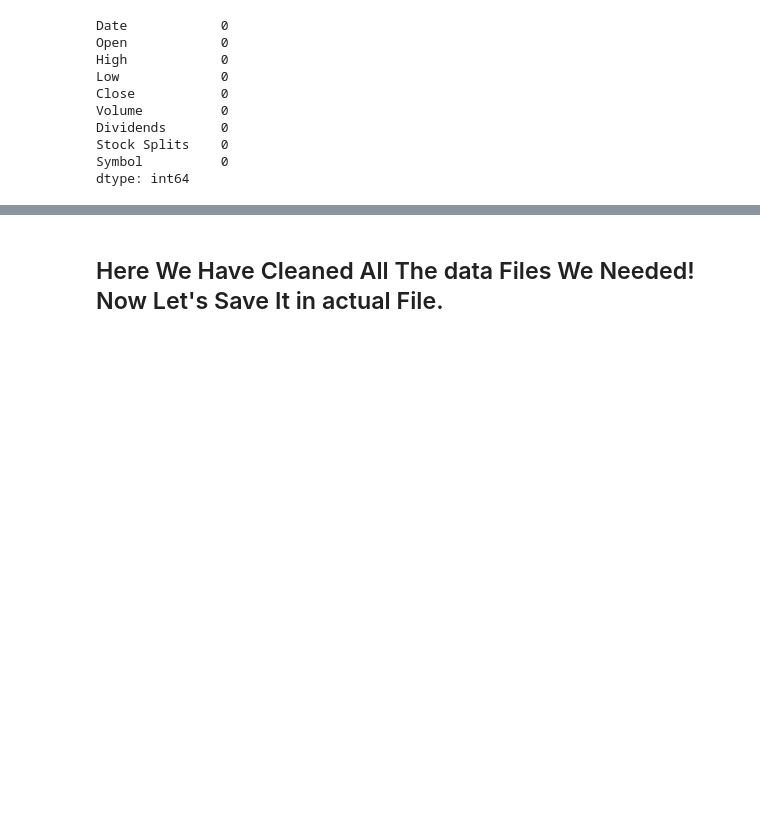
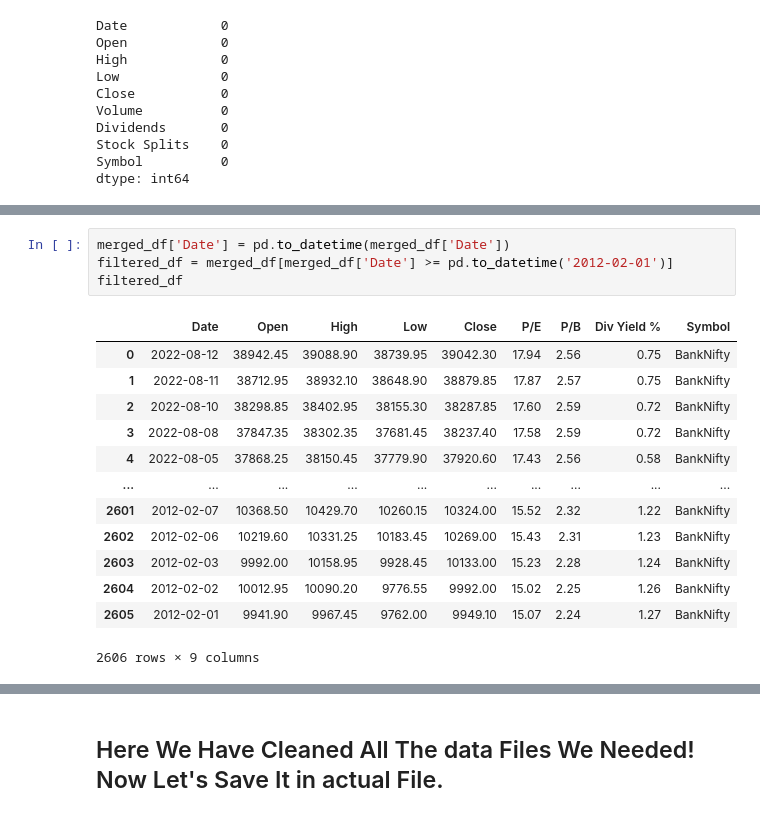
Before and after one commit to jainamxshah/Stock-Analysis, a Jupyter notebook: Code/DataCleaning.ipynb, the cells around one changed output, grey strips where cells are left out. Saved outputs shown, nothing was run; the diff lists cells and outputs as text; blank space fills up the shorter version.

```diff
--- a/Code/DataCleaning.ipynb
+++ b/Code/DataCleaning.ipynb
@@ -327,0 +283,18 @@ hdfcBank
+# %%
+merged_df['Date'] = pd.to_datetime(merged_df['Date'])
+filtered_df = merged_df[merged_df['Date'] >= pd.to_datetime('2012-02-01')]
+filtered_df
+# %% [output]
+|  | Date | Open | High | Low | Close | P/E | P/B | Div Yield % | Symbol |
+| 0 | 2022-08-12 | 38942.45 | 39088.90 | 38739.95 | 39042.30 | 17.94 | 2.56 | 0.75 | BankNifty |
+| 1 | 2022-08-11 | 38712.95 | 38932.10 | 38648.90 | 38879.85 | 17.87 | 2.57 | 0.75 | BankNifty |
+| 2 | 2022-08-10 | 38298.85 | 38402.95 | 38155.30 | 38287.85 | 17.60 | 2.59 | 0.72 | BankNifty |
+| 3 | 2022-08-08 | 37847.35 | 38302.35 | 37681.45 | 38237.40 | 17.58 | 2.59 | 0.72 | BankNifty |
+| 4 | 2022-08-05 | 37868.25 | 38150.45 | 37779.90 | 37920.60 | 17.43 | 2.56 | 0.58 | BankNifty |
+| ... | ... | ... | ... | ... | ... | ... | ... | ... | ... |
+| 2601 | 2012-02-07 | 10368.50 | 10429.70 | 10260.15 | 10324.00 | 15.52 | 2.32 | 1.22 | BankNifty |
+| 2602 | 2012-02-06 | 10219.60 | 10331.25 | 10183.45 | 10269.00 | 15.43 | 2.31 | 1.23 | BankNifty |
+| 2603 | 2012-02-03 | 9992.00 | 10158.95 | 9928.45 | 10133.00 | 15.23 | 2.28 | 1.24 | BankNifty |
+| 2604 | 2012-02-02 | 10012.95 | 10090.20 | 9776.55 | 9992.00 | 15.02 | 2.25 | 1.26 | BankNifty |
+| 2605 | 2012-02-01 | 9941.90 | 9967.45 | 9762.00 | 9949.10 | 15.07 | 2.24 | 1.27 | BankNifty |
+2606 rows × 9 columns
```
Also changed, not shown: parts of 15 cells of this notebook, 7 other files.
